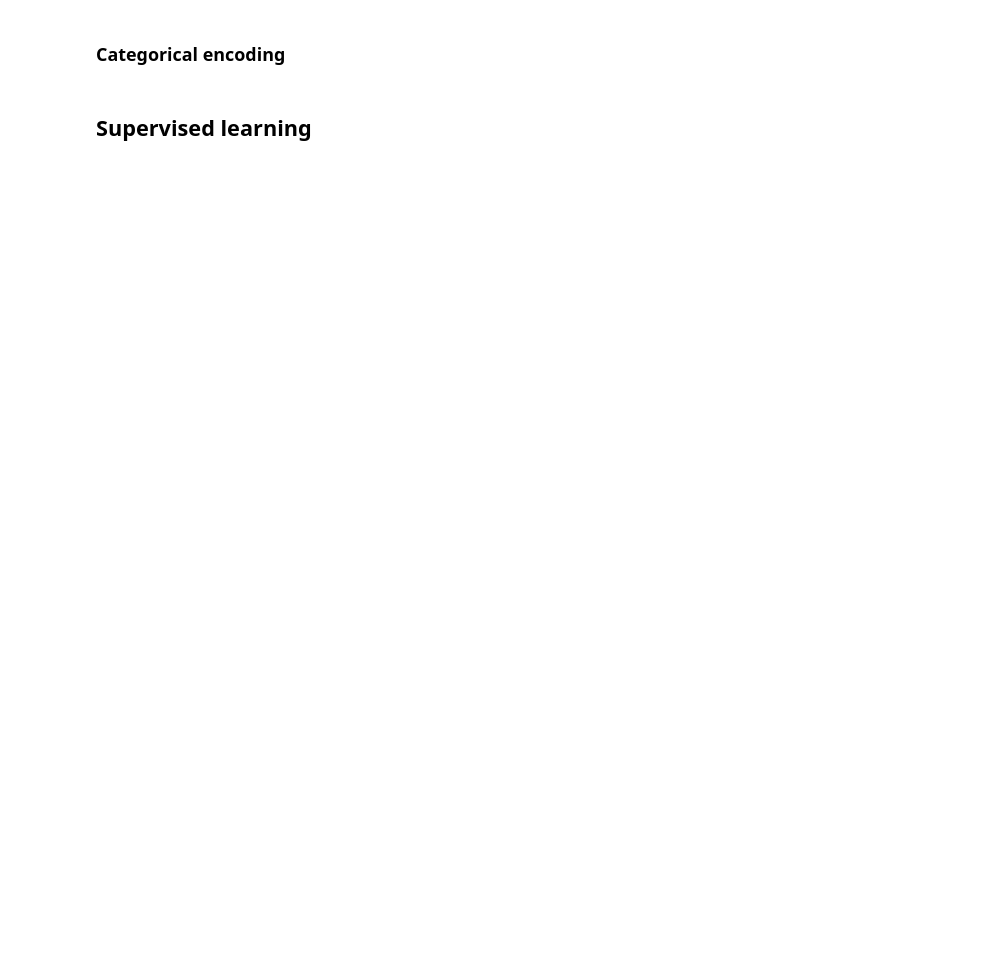
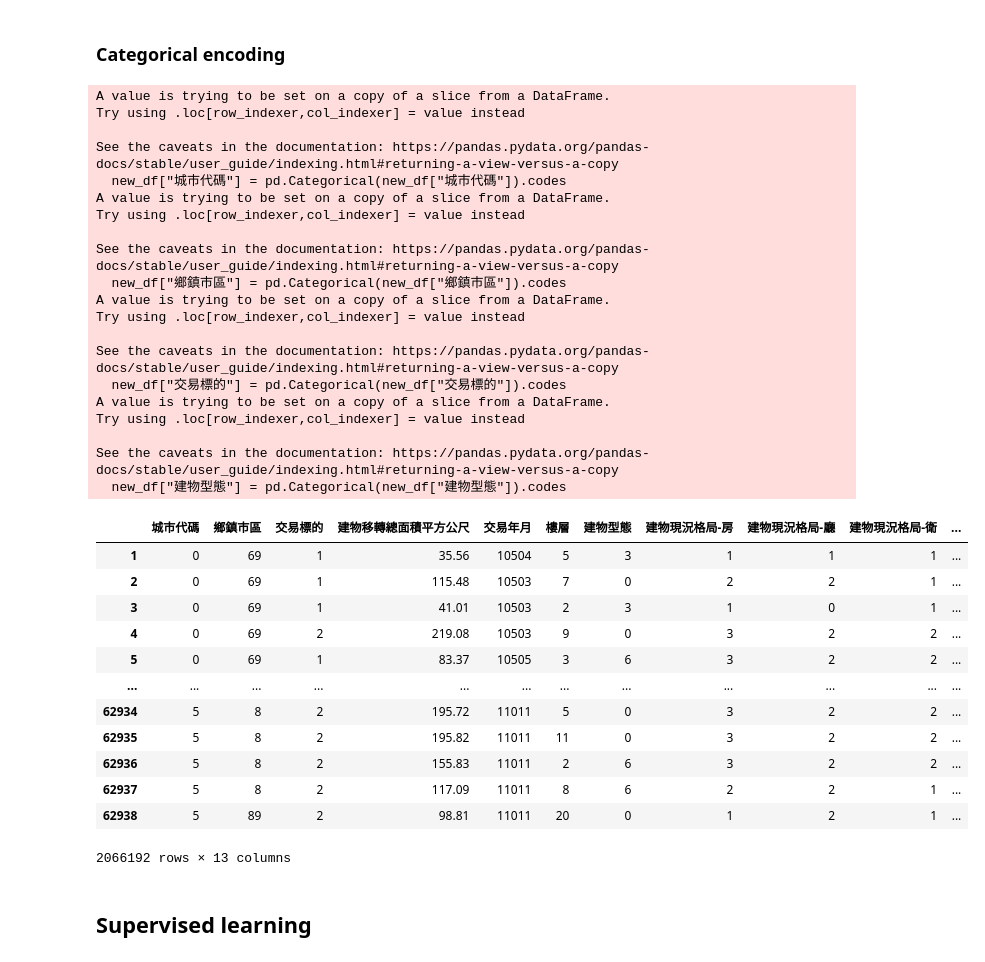
Before and after one commit to nbsurferch07/bdse25_team1, a Jupyter notebook: house_price_predict/house_price_six_cityies.ipynb, the cells around one changed output. Drawn from its saved outputs; the diff is of its cells as text; code cells hidden in the pictures; blank space fills up the shorter version.

Commit message:
0704 update 6 muni cities test file

```diff
--- a/house_price_predict/house_price_six_cityies.ipynb
+++ b/house_price_predict/house_price_six_cityies.ipynb
@@ -44,11 +122,21 @@ df
 # %%
-# only query important columns
-df = df.loc[~df["交易標的"].isin(["車位","土地"]) & df['移轉層次'].notna()]
-
+# query needed columns
+df = df.loc[~df["交易標的"].isin(["車位","土地"]) & df['移轉層次'].notna() & df['單價元平方公尺'].notna()]
 # select column without garage and land
 # ~df["交易標的"].isin(["車位","土地"])
 # without NaN
 # df['移轉層次'].notna()
+
+# modify floor value
+df_floor = df.loc[:, ['移轉層次']]  # to avoid chain assignment(SettingWithCopyWarning )
+df_floor['移轉層次'] = df_floor['移轉層次'].str[:2]
+df[]
+# select count value > 1000
+df = df.groupby("移轉層次").filter(lambda grp: len(grp) > 1000)
+# floor_counts = df_test.groupby("移轉層次")["移轉層次"].transform(len)
+# mas = floor_counts < 1000
+
+df
 # %% [markdown]
 ## Categorical features
 # %%
@@ -73,16 +169,0 @@ for i in o_type_columns.columns:
-# %%
-# delete useless floor
-useless_floor = df[df["移轉層次"].str.len() > 6].index
-df = df.drop(useless_floor)
-df
-# %%
-# modify floor value
-df["移轉層次"] = df["移轉層次"].str[:2]
-
-# select count value > 1000
-df = df.groupby("移轉層次").filter(lambda grp: len(grp) > 1000)
-# floor_counts = df_test.groupby("移轉層次")["移轉層次"].transform(len)
-# mas = floor_counts < 1000
-
-print(df["移轉層次"].value_counts().head())
-df
@@ -105,5 +175,5 @@ pd.Categorical?
 # %%
-new_floor = {"移轉層次":
+new_floor = {"樓層":
              {"地下": -1,
               "全" : 0,
               "一層" : 1,
@@ -126,18 +196,52 @@ new_floor = {"移轉層次":
               "十八" : 18,
               "十九" : 19,
               "二十" : 20,
-              "三十" : 30
+              # "三十" : 30
              }
             }
 # %%
 # transform categorical features
 new_df = df
-new_df["城市"] = pd.Categorical(new_df["城市"]).codes
+new_df["城市代碼"] = pd.Categorical(new_df["城市代碼"]).codes
 new_df["鄉鎮市區"] = pd.Categorical(new_df["鄉鎮市區"]).codes
 new_df["交易標的"] = pd.Categorical(new_df["交易標的"]).codes
 new_df["建物型態"] = pd.Categorical(new_df["建物型態"]).codes
 new_df = new_df.replace(new_floor)
 new_df
+# %% [output]
+A value is trying to be set on a copy of a slice from a DataFrame.
+Try using .loc[row_indexer,col_indexer] = value instead
+
+See the caveats in the documentation: https://pandas.pydata.org/pandas-docs/stable/user_guide/indexing.html#returning-a-view-versus-a-copy
+  new_df["城市代碼"] = pd.Categorical(new_df["城市代碼"]).codes
+A value is trying to be set on a copy of a slice from a DataFrame.
+Try using .loc[row_indexer,col_indexer] = value instead
+
+See the caveats in the documentation: https://pandas.pydata.org/pandas-docs/stable/user_guide/indexing.html#returning-a-view-versus-a-copy
+  new_df["鄉鎮市區"] = pd.Categorical(new_df["鄉鎮市區"]).codes
+A value is trying to be set on a copy of a slice from a DataFrame.
+Try using .loc[row_indexer,col_indexer] = value instead
+
+See the caveats in the documentation: https://pandas.pydata.org/pandas-docs/stable/user_guide/indexing.html#returning-a-view-versus-a-copy
+  new_df["交易標的"] = pd.Categorical(new_df["交易標的"]).codes
+A value is trying to be set on a copy of a slice from a DataFrame.
+Try using .loc[row_indexer,col_indexer] = value instead
+
+See the caveats in the documentation: https://pandas.pydata.org/pandas-docs/stable/user_guide/indexing.html#returning-a-view-versus-a-copy
+  new_df["建物型態"] = pd.Categorical(new_df["建物型態"]).codes
+|  | 城市代碼 | 鄉鎮市區 | 交易標的 | 建物移轉總面積平方公尺 | 交易年月 | 樓層 | 建物型態 | 建物現況格局-房 | 建物現況格局-廳 | 建物現況格局-衛 | ... |
+| 1 | 0 | 69 | 1 | 35.56 | 10504 | 5 | 3 | 1 | 1 | 1 | ... |
+| 2 | 0 | 69 | 1 | 115.48 | 10503 | 7 | 0 | 2 | 2 | 1 | ... |
+| 3 | 0 | 69 | 1 | 41.01 | 10503 | 2 | 3 | 1 | 0 | 1 | ... |
+| 4 | 0 | 69 | 2 | 219.08 | 10503 | 9 | 0 | 3 | 2 | 2 | ... |
+| 5 | 0 | 69 | 1 | 83.37 | 10505 | 3 | 6 | 3 | 2 | 2 | ... |
+| ... | ... | ... | ... | ... | ... | ... | ... | ... | ... | ... | ... |
+| 62934 | 5 | 8 | 2 | 195.72 | 11011 | 5 | 0 | 3 | 2 | 2 | ... |
+| 62935 | 5 | 8 | 2 | 195.82 | 11011 | 11 | 0 | 3 | 2 | 2 | ... |
+| 62936 | 5 | 8 | 2 | 155.83 | 11011 | 2 | 6 | 3 | 2 | 2 | ... |
+| 62937 | 5 | 8 | 2 | 117.09 | 11011 | 8 | 6 | 2 | 2 | 1 | ... |
+| 62938 | 5 | 89 | 2 | 98.81 | 11011 | 20 | 0 | 1 | 2 | 1 | ... |
+2066192 rows × 13 columns
 # %% [markdown]
 ## Supervised learning
 # %%
```
Also changed, not shown: parts of 31 cells of this notebook.
